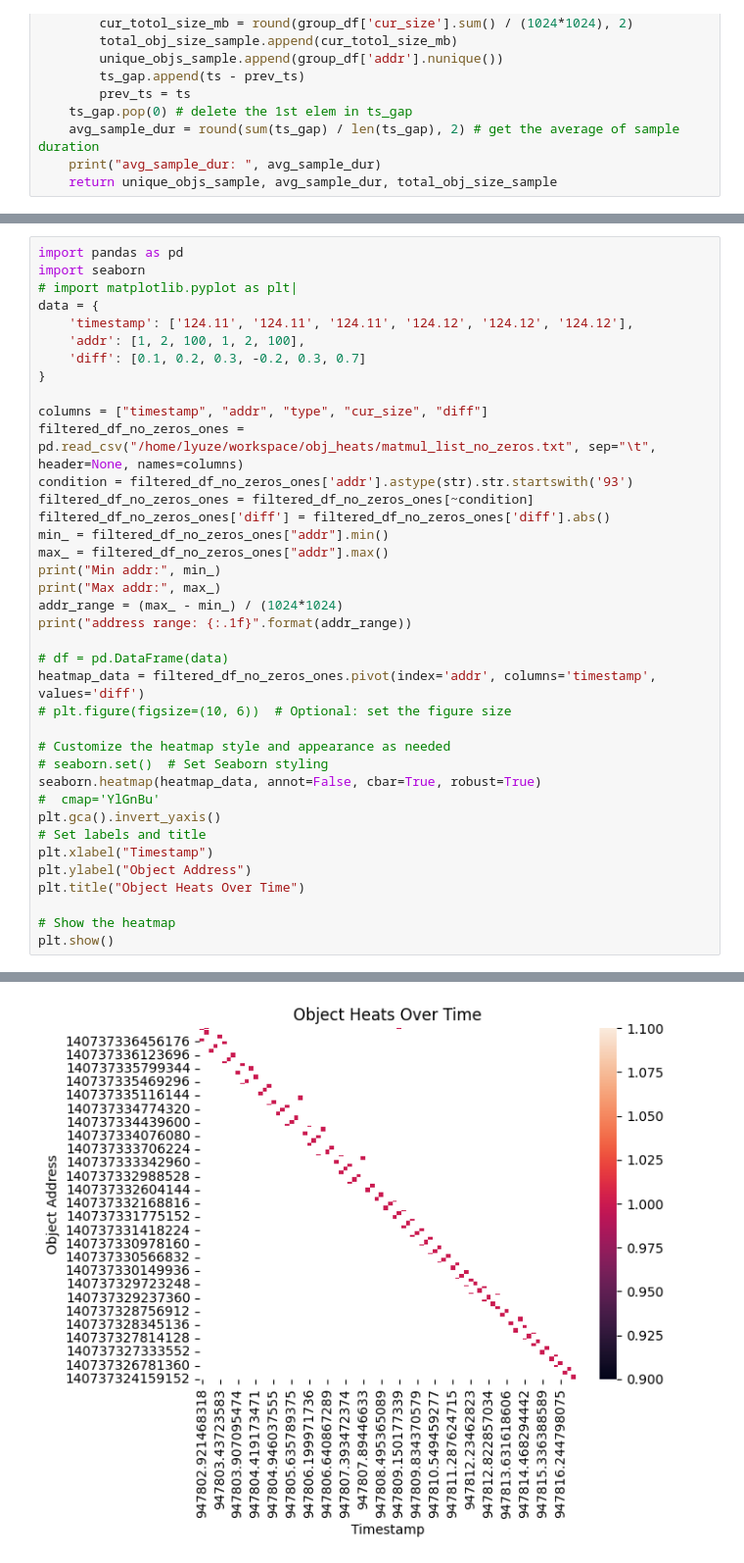
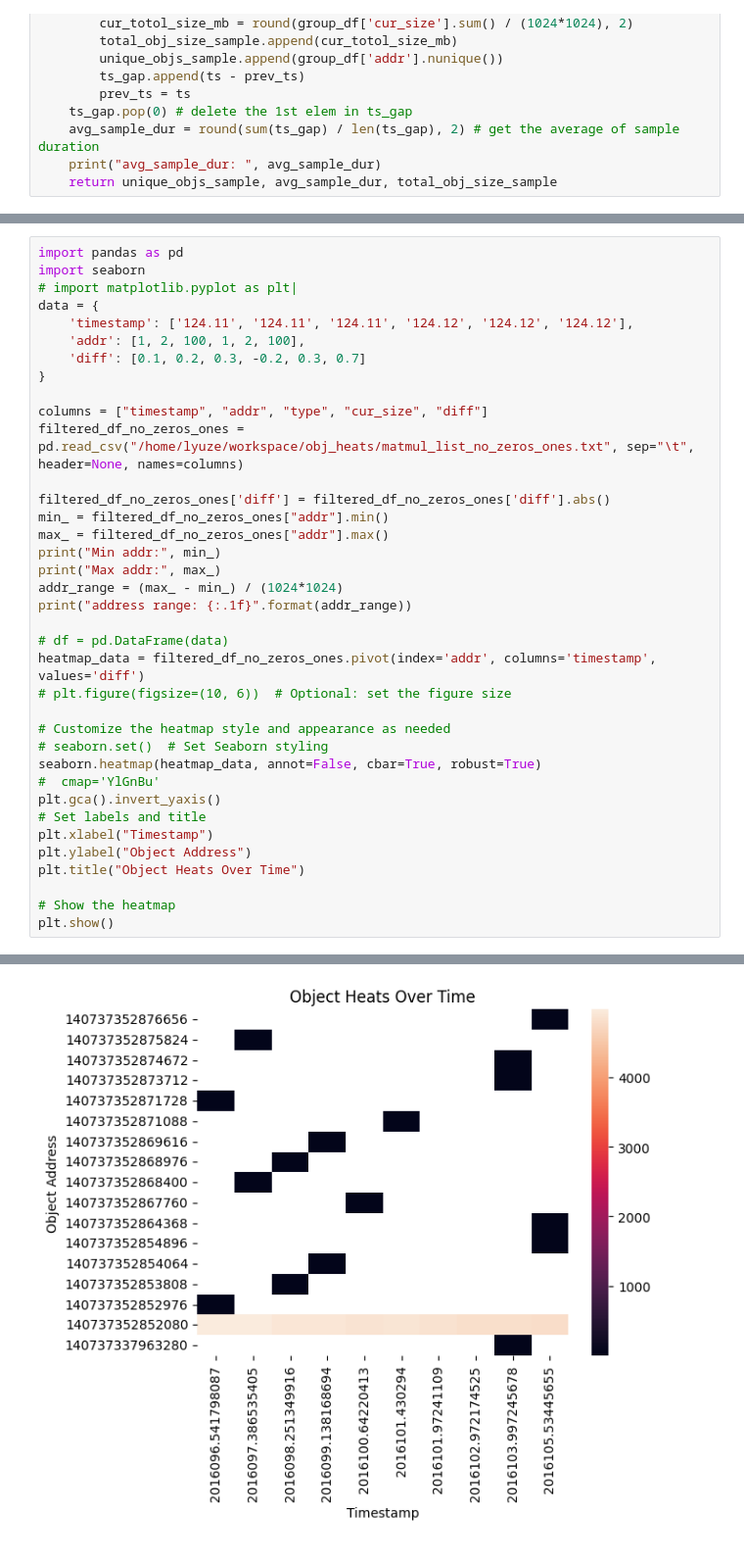
Before and after one commit to DanielLee343/cpython, a Jupyter notebook: offline_anal.ipynb, the cells around one changed output, grey strips where cells are left out. Shown: that part at 98% size. Cells and saved outputs as stored; diff of their text form.

```diff
--- a/offline_anal.ipynb
+++ b/offline_anal.ipynb
@@ -149,9 +155,8 @@ data = {
 }
 
 columns = ["timestamp", "addr", "type", "cur_size", "diff"]
-filtered_df_no_zeros_ones = pd.read_csv("/home/lyuze/workspace/obj_heats/matmul_list_no_zeros.txt", sep="\t", header=None, names=columns)
-condition = filtered_df_no_zeros_ones['addr'].astype(str).str.startswith('93')
-filtered_df_no_zeros_ones = filtered_df_no_zeros_ones[~condition]
+filtered_df_no_zeros_ones = pd.read_csv("/home/lyuze/workspace/obj_heats/matmul_list_no_zeros_ones.txt", sep="\t", header=None, names=columns)
+
 filtered_df_no_zeros_ones['diff'] = filtered_df_no_zeros_ones['diff'].abs()
 min_ = filtered_df_no_zeros_ones["addr"].min()
 max_ = filtered_df_no_zeros_ones["addr"].max()
@@ -183 +188 @@ address range: 27.4
-[figure, old version]
+[figure, new version]
```
Also changed, not shown: parts of 5 cells of this notebook, 31 other files.
